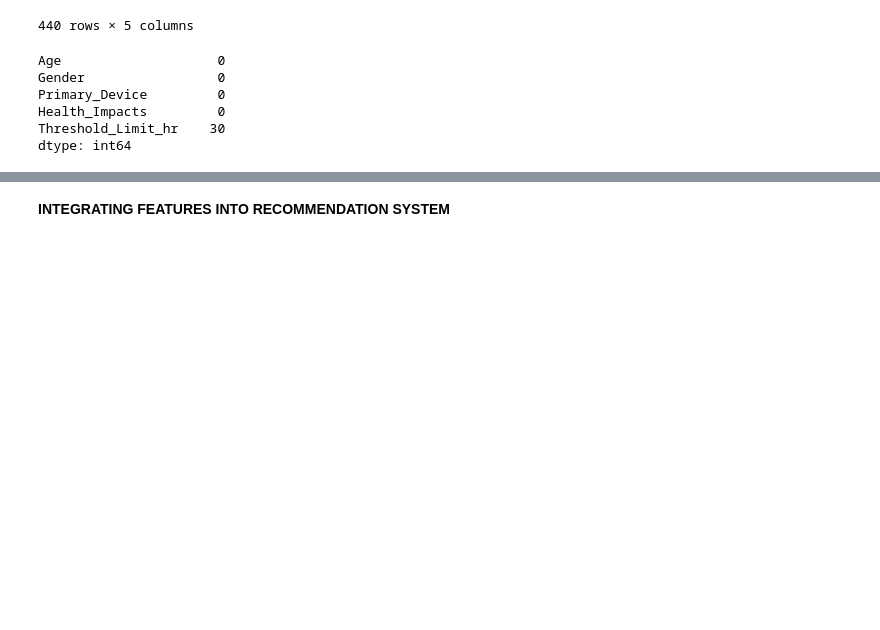
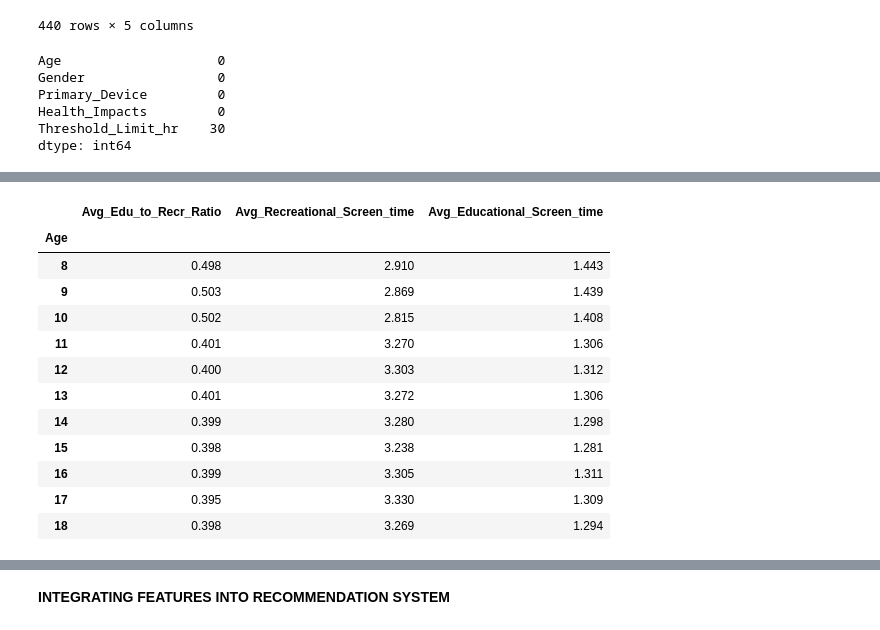
Before and after one commit to springboardmentor987p/ScreenSense, a Jupyter notebook: Infosys_Kidsdataset.ipynb, the cells around one changed output, grey strips where cells are left out. Cells and saved outputs as stored; diff of their text form; code cells hidden in the pictures; blank space fills up the shorter version.

```diff
--- a/Infosys_Kidsdataset.ipynb
+++ b/Infosys_Kidsdataset.ipynb
@@ -1134,0 +1190,17 @@ recom_df2
+# %%
+edu_to_rec_ratiodf=child_df.groupby(['Age'])[['Educational_to_Recreational_Ratio','Avg_Recreational_Screen_time','Avg_Educational_Screen_time']].agg('mean').round(3)
+edu_to_rec_ratiodf.rename(columns={'Educational_to_Recreational_Ratio':'Avg_Edu_to_Recr_Ratio'})
+# %% [output]
+|  | Avg_Edu_to_Recr_Ratio | Avg_Recreational_Screen_time | Avg_Educational_Screen_time |
+| Age |  |  |  |
+| 8 | 0.498 | 2.910 | 1.443 |
+| 9 | 0.503 | 2.869 | 1.439 |
+| 10 | 0.502 | 2.815 | 1.408 |
+| 11 | 0.401 | 3.270 | 1.306 |
+| 12 | 0.400 | 3.303 | 1.312 |
+| 13 | 0.401 | 3.272 | 1.306 |
+| 14 | 0.399 | 3.280 | 1.298 |
+| 15 | 0.398 | 3.238 | 1.281 |
+| 16 | 0.399 | 3.305 | 1.311 |
+| 17 | 0.395 | 3.330 | 1.309 |
+| 18 | 0.398 | 3.269 | 1.294 |
```
Also changed, not shown: parts of 13 cells of this notebook.
